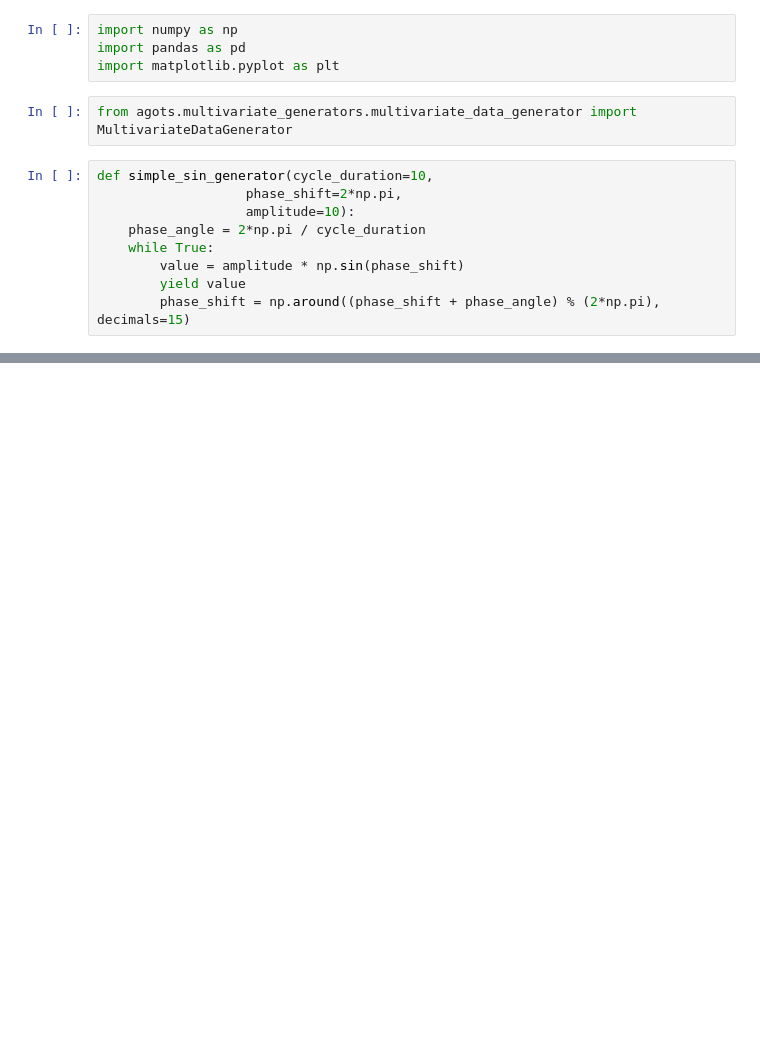
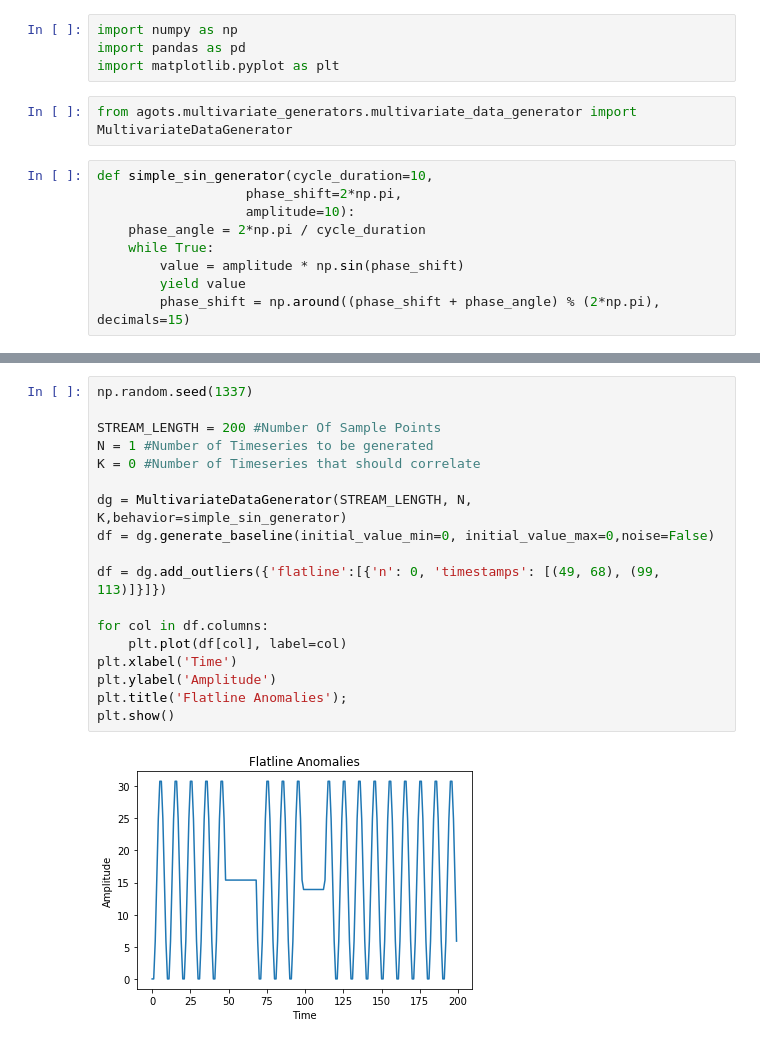
Before and after one commit to ankit-jha/agots, a Jupyter notebook: examples/AnomalyGenerators.ipynb, the cells around one changed output, grey strips where cells are left out. Cells and saved outputs as stored; diff of their text form; blank space fills up the shorter version.

```diff
--- a/examples/AnomalyGenerators.ipynb
+++ b/examples/AnomalyGenerators.ipynb
@@ -41,0 +45,20 @@ plt.show()
+# %%
+np.random.seed(1337)
+
+STREAM_LENGTH = 200 #Number Of Sample Points
+N = 1 #Number of Timeseries to be generated
+K = 0 #Number of Timeseries that should correlate
+
+dg = MultivariateDataGenerator(STREAM_LENGTH, N, K,behavior=simple_sin_generator)
+df = dg.generate_baseline(initial_value_min=0, initial_value_max=0,noise=False)
+
+df = dg.add_outliers({'flatline':[{'n': 0, 'timestamps': [(49, 68), (99, 113)]}]})
+
+for col in df.columns:
+    plt.plot(df[col], label=col)
+plt.xlabel('Time')
+plt.ylabel('Amplitude')
+plt.title('Flatline Anomalies');
+plt.show()
+# %% [output]
+[figure, added]
```
Also changed, not shown: parts of 2 cells of this notebook, 2 other files.
